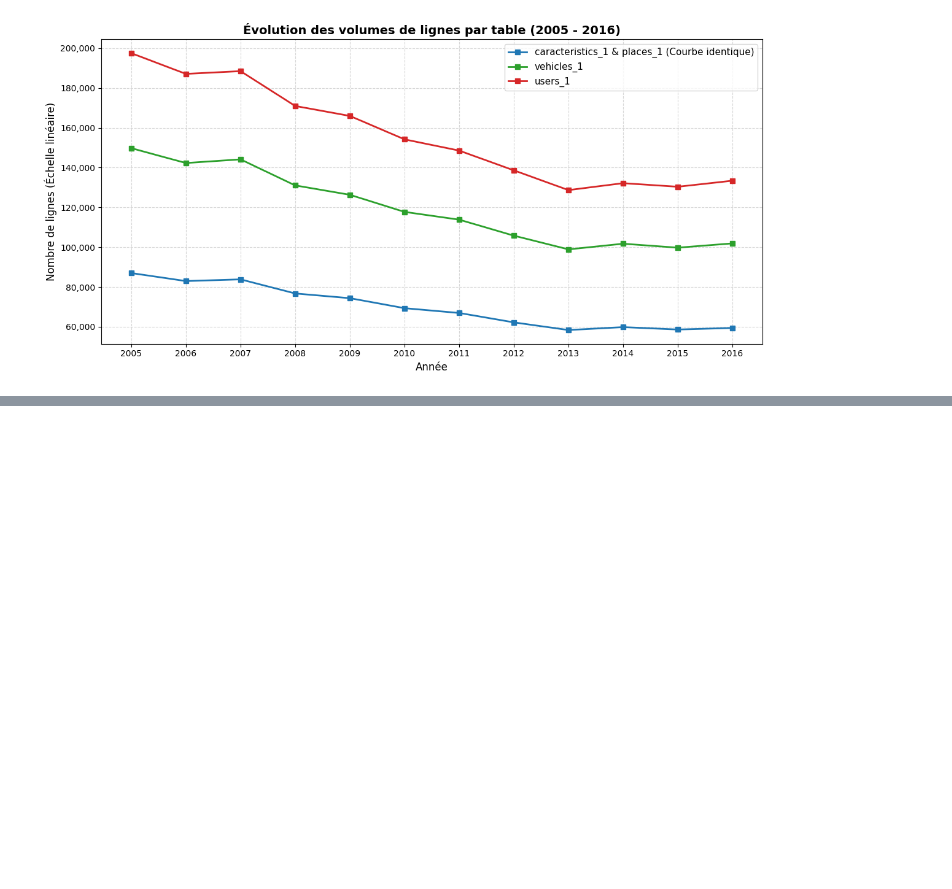
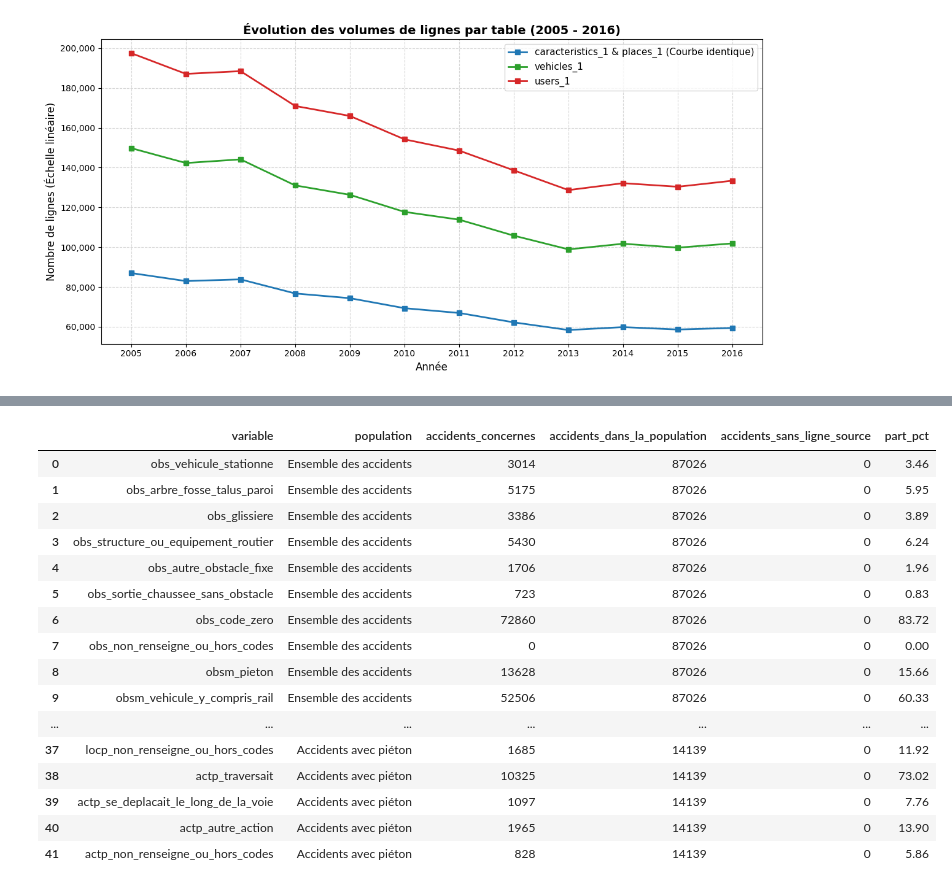
Before and after one commit to mathieu10266/AAA_Prediction-de-la-gravite-des-accidents-de-la-route-en-France, a Jupyter notebook: AAA_Accidents_en_France.ipynb, the cells around one changed output, grey strips where cells are left out. Saved outputs shown, nothing was run; the diff lists cells and outputs as text; code cells hidden in the pictures; blank space fills up the shorter version.

```diff
--- a/AAA_Accidents_en_France.ipynb
+++ b/AAA_Accidents_en_France.ipynb
@@ -548,10 +543,10 @@ grav_pivot = grav_pivot[ordered_cols]
 display(grav_pivot.round(2))
 
 # Tracé du graphique en barres empilées à 100%
-fig, ax = plt.subplots(figsize=(14, 7))
+_, ax = plt.subplots(figsize=(14, 7))
 grav_pivot.plot(kind='bar', stacked=True, color=['#2ca02c', '#bcbd22', '#ff7f0e', '#d62728'], ax=ax, width=0.8)
 
-plt.title("Répartition de la gravité des accidents par année (2005 - 2016)", fontsize=14, fontweight='bold')
+plt.title("Répartition de la gravité par usager et par année (2005 - 2016)", fontsize=14, fontweight='bold')
 plt.xlabel("Année", fontsize=12)
 plt.ylabel("Proportion (%)", fontsize=12)
 plt.xticks(rotation=0)
@@ -838,0 +1011,12 @@ Bilan final des volumes synchronisés :
+# %%
+df_accidents = (df_accidents
+                .merge(users_agg, on='Num_Acc', how='left', validate='one_to_one')
+                .merge(vehicles_agg, on='Num_Acc', how='left', validate='one_to_one'))
+
+df_accidents[colonnes_nb] = df_accidents[colonnes_nb].fillna(0).astype(int)
+
+# Contrôles : aucun accident perdu ou dupliqué, aucune variable construite manquante
+assert len(df_accidents) == len(caract_2005)
+assert df_accidents['Num_Acc'].is_unique
+assert df_accidents[['categorie_age', 'usager_sans_protection']].notna().all().all()
+print(f"df_accidents après assemblage : {df_accidents.shape[0]:,} lignes x {df_accidents.shape[1]} colonnes")
@@ -838,0 +1030,3 @@ Bilan final des volumes synchronisés :
+# %%
+df_accidents = df_accidents.drop(columns=['an', 'mois', 'jour', 'hrmn'])
+print(f"Colonnes supprimées : an, mois, jour, hrmn -> {df_accidents.shape[1]} colonnes restantes")
@@ -838,0 +1318,60 @@ Bilan final des volumes synchronisés :
+# %%
+df_accidents_5 = (
+    df_accidents
+    .merge(vehicules_agg_5, left_on=cle, right_index=True,
+           how="left", validate="one_to_one")
+    .merge(usagers_agg_5, left_on=cle, right_index=True,
+           how="left", validate="one_to_one")
+)
+
+colonnes_presence = [
+    *vehicules_agg_5.columns,
+    *usagers_presence_5.columns,
+]
+colonnes_comptage = list(usagers_comptages_5.columns)
+
+# Les types nullable conservent les éventuelles absences de ligne source.
+df_accidents_5[colonnes_presence] = (
+    df_accidents_5[colonnes_presence].astype("boolean").astype("UInt8")
+)
+df_accidents_5[colonnes_comptage] = df_accidents_5[colonnes_comptage].astype("Int64")
+
+assert len(df_accidents_5) == len(df_accidents)
+assert df_accidents_5[cle].notna().all()
+assert df_accidents_5[cle].is_unique
+pd.testing.assert_series_equal(
+    df_accidents_5.set_index(cle)["target_grave"].sort_index(),
+    df_accidents.set_index(cle)["target_grave"].sort_index(),
+)
+assert "etatp" not in df_accidents_5.columns
+assert "grav" not in df_accidents_5.columns
+
+print(f"Étape 4 : {df_accidents.shape[0]:,} accidents, {df_accidents.shape[1]} colonnes")
+print(f"Étape 5 : {df_accidents_5.shape[0]:,} accidents, {df_accidents_5.shape[1]} colonnes")
+print(f"Accidents sans ligne véhicule : {(~df_accidents_5[cle].isin(vehicules_agg_5.index)).sum():,}")
+print(f"Accidents sans ligne usager : {(~df_accidents_5[cle].isin(usagers_agg_5.index)).sum():,}")
+
+avec_pieton = df_accidents_5["nb_pietons"].gt(0).fillna(False)
+bilan_familles = []
+
+for colonne in colonnes_presence:
+    valeurs = df_accidents_5[colonne]
+    population = "Ensemble des accidents"
+    if colonne.startswith(("locp_", "actp_")):
+        valeurs = valeurs.loc[avec_pieton]
+        population = "Accidents avec piéton"
+
+    nb_presents = int(valeurs.eq(1).sum())
+    bilan_familles.append({
+        "variable": colonne,
+        "population": population,
+        "accidents_concernes": nb_presents,
+        "accidents_dans_la_population": len(valeurs),
+        "accidents_sans_ligne_source": int(valeurs.isna().sum()),
+        "part_pct": round(100 * nb_presents / len(valeurs), 2)
+                    if len(valeurs) else pd.NA,
+    })
+
+display(pd.DataFrame(bilan_familles))
+display(df_accidents_5[[cle, *colonnes_comptage]].head())
+# %% [output]
@@ -838,0 +1382,17 @@ Bilan final des volumes synchronisés :
+|  | variable | population | accidents_concernes | accidents_dans_la_population | accidents_sans_ligne_source | part_pct |
+| 0 | obs_vehicule_stationne | Ensemble des accidents | 3014 | 87026 | 0 | 3.46 |
+| 1 | obs_arbre_fosse_talus_paroi | Ensemble des accidents | 5175 | 87026 | 0 | 5.95 |
+| 2 | obs_glissiere | Ensemble des accidents | 3386 | 87026 | 0 | 3.89 |
+| 3 | obs_structure_ou_equipement_routier | Ensemble des accidents | 5430 | 87026 | 0 | 6.24 |
+| 4 | obs_autre_obstacle_fixe | Ensemble des accidents | 1706 | 87026 | 0 | 1.96 |
+| 5 | obs_sortie_chaussee_sans_obstacle | Ensemble des accidents | 723 | 87026 | 0 | 0.83 |
+| 6 | obs_code_zero | Ensemble des accidents | 72860 | 87026 | 0 | 83.72 |
+| 7 | obs_non_renseigne_ou_hors_codes | Ensemble des accidents | 0 | 87026 | 0 | 0.00 |
+| 8 | obsm_pieton | Ensemble des accidents | 13628 | 87026 | 0 | 15.66 |
+| 9 | obsm_vehicule_y_compris_rail | Ensemble des accidents | 52506 | 87026 | 0 | 60.33 |
+| ... | ... | ... | ... | ... | ... | ... |
+| 37 | locp_non_renseigne_ou_hors_codes | Accidents avec piéton | 1685 | 14139 | 0 | 11.92 |
+| 38 | actp_traversait | Accidents avec piéton | 10325 | 14139 | 0 | 73.02 |
+| 39 | actp_se_deplacait_le_long_de_la_voie | Accidents avec piéton | 1097 | 14139 | 0 | 7.76 |
+| 40 | actp_autre_action | Accidents avec piéton | 1965 | 14139 | 0 | 13.90 |
+| 41 | actp_non_renseigne_ou_hors_codes | Accidents avec piéton | 828 | 14139 | 0 | 5.86 |
```
Also changed, not shown: parts of 52 cells of this notebook.
